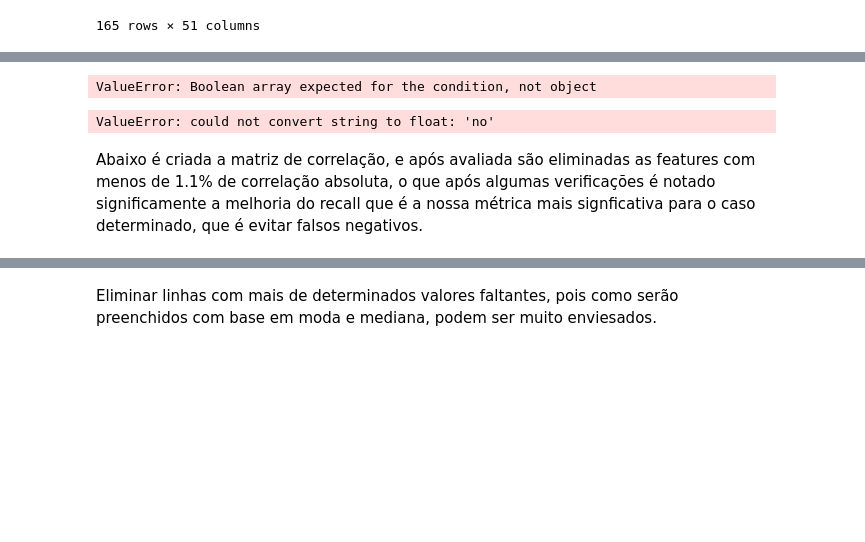
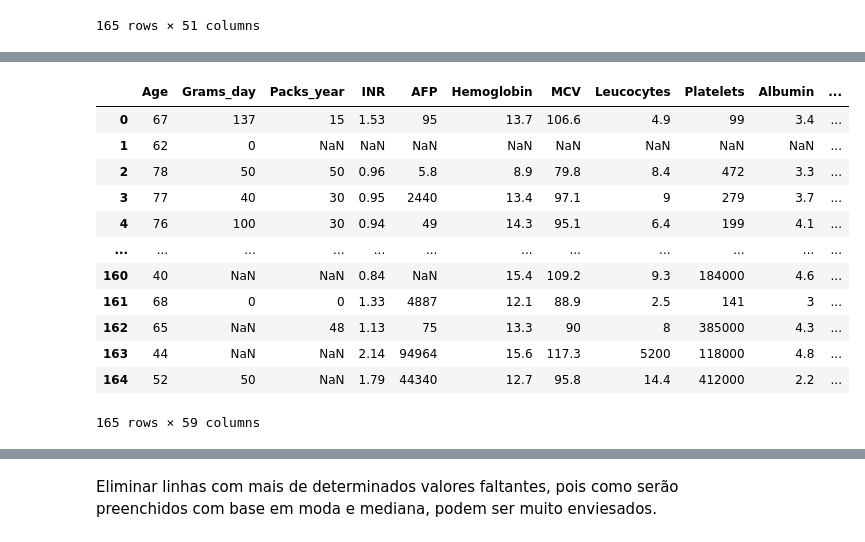
Before and after one commit to abrunhosa16/data_science_project_eicd, a Jupyter notebook: main.ipynb, the cells around one changed output, grey strips where cells are left out. Cells and saved outputs as stored; diff of their text form; code cells hidden in the pictures; blank space fills up the shorter version.

```diff
--- a/main.ipynb
+++ b/main.ipynb
@@ -226,30 +213,26 @@ df[categorical_features]
 # %%
 
 
-df = pd.get_dummies(df, columns=df[categorical_features], drop_first=True, dtype=float)
-df = pd.get_dummies(df, columns=['PS'], dtype=float)
+df = pd.get_dummies(df, columns=true_false_features, drop_first=True, dtype=float)
+df = pd.get_dummies(df, columns=other_types_features, dtype=float)
 
 target = 'Class'
 cols = [col for col in df.columns if col != target]
 cols.append(target)
 df = df.reindex(columns=cols)
 
 df
 # %% [output]
+|  | Age | Grams_day | Packs_year | INR | AFP | Hemoglobin | MCV | Leucocytes | Platelets | Albumin | ... |
+| 0 | 67 | 137 | 15 | 1.53 | 95 | 13.7 | 106.6 | 4.9 | 99 | 3.4 | ... |
+| 1 | 62 | 0 | NaN | NaN | NaN | NaN | NaN | NaN | NaN | NaN | ... |
+| 2 | 78 | 50 | 50 | 0.96 | 5.8 | 8.9 | 79.8 | 8.4 | 472 | 3.3 | ... |
+| 3 | 77 | 40 | 30 | 0.95 | 2440 | 13.4 | 97.1 | 9 | 279 | 3.7 | ... |
+| 4 | 76 | 100 | 30 | 0.94 | 49 | 14.3 | 95.1 | 6.4 | 199 | 4.1 | ... |
+| ... | ... | ... | ... | ... | ... | ... | ... | ... | ... | ... | ... |
+| 160 | 40 | NaN | NaN | 0.84 | NaN | 15.4 | 109.2 | 9.3 | 184000 | 4.6 | ... |
+| 161 | 68 | 0 | 0 | 1.33 | 4887 | 12.1 | 88.9 | 2.5 | 141 | 3 | ... |
+| 162 | 65 | NaN | 48 | 1.13 | 75 | 13.3 | 90 | 8 | 385000 | 4.3 | ... |
+| 163 | 44 | NaN | NaN | 2.14 | 94964 | 15.6 | 117.3 | 5200 | 118000 | 4.8 | ... |
+| 164 | 52 | 50 | NaN | 1.79 | 44340 | 12.7 | 95.8 | 14.4 | 412000 | 2.2 | ... |
-ValueError: Boolean array expected for the condition, not object
+165 rows × 59 columns
-# %%
-from sklearn.impute import KNNImputer
-
-# Inicializando o KNNImputer
-imputer = KNNImputer(n_neighbors=6, weights="distance")  # Você pode ajustar o número de vizinhos conforme necessário
-
-# Aplicando o imputer ao DataFrame
-df_imputed = imputer.fit_transform(df)
-
-# Convertendo o resultado de volta para um DataFrame do Pandas
-df_imputed = pd.DataFrame(df_imputed, columns=df.columns)
-print("\nDataFrame após imputação com KNN:\n", df_imputed)
-# %% [output]
-ValueError: could not convert string to float: 'no'
-# %% [markdown]
-Abaixo é criada a matriz de correlação, e após avaliada são eliminadas as features com menos de 1.1% de correlação absoluta, o que após algumas verificações é notado significamente a melhoria do recall que é a nossa métrica mais signficativa para o caso determinado, que é evitar falsos negativos.
```
Also changed, not shown: parts of 11 cells of this notebook, 1 other file.
